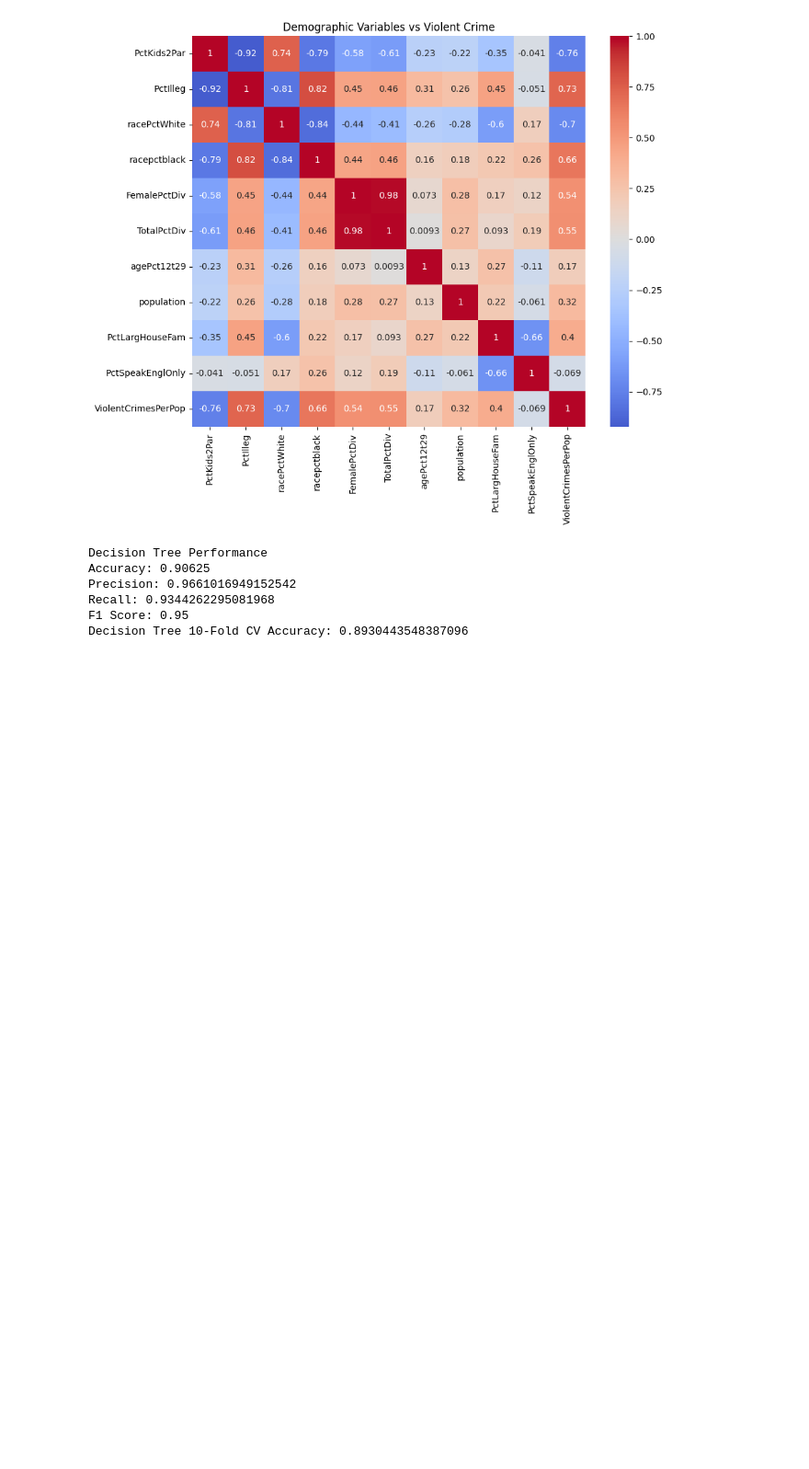
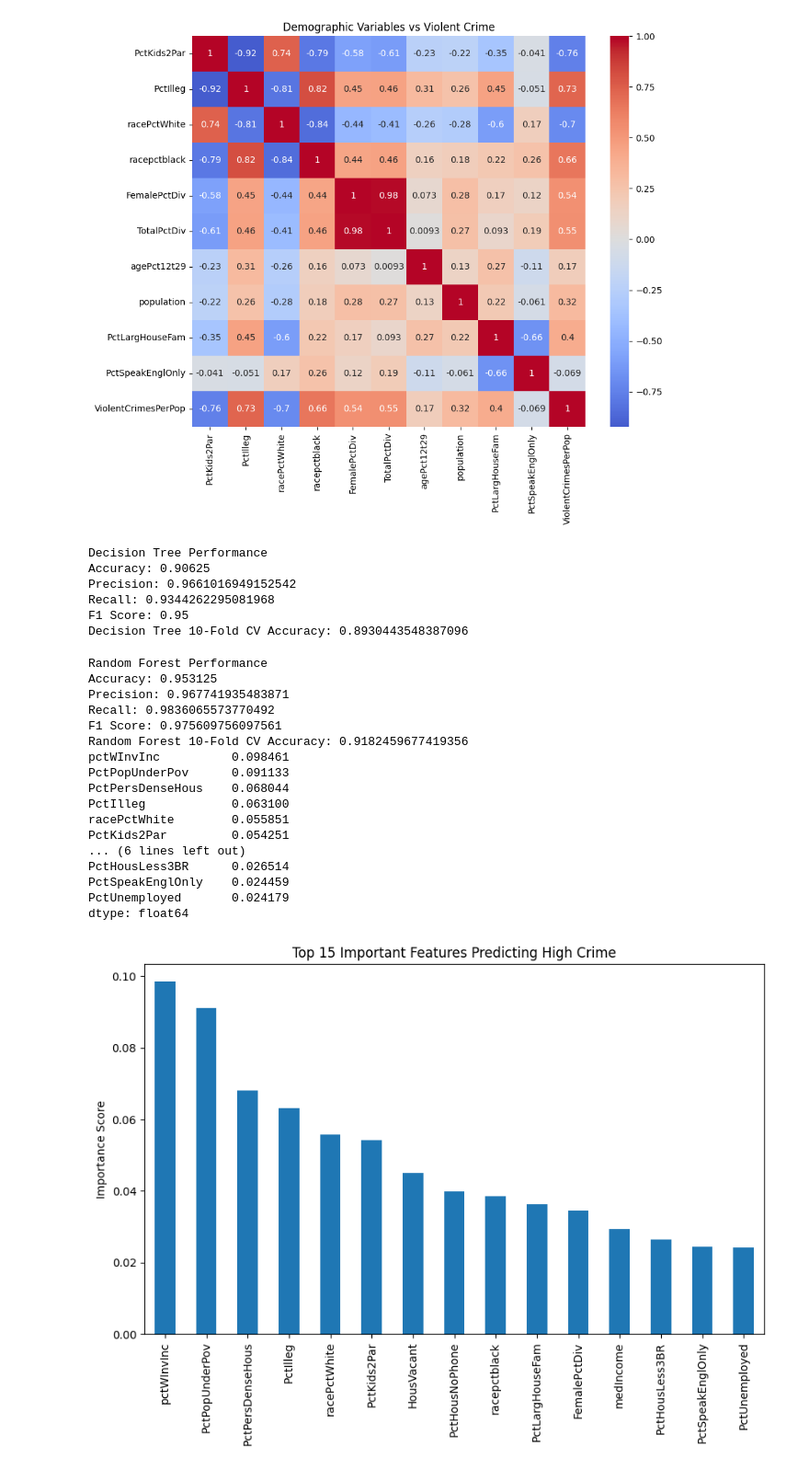
Before and after one commit to nlTyler/urban-crime-statistical-analysis, a Jupyter notebook: 210_Final_1.ipynb, the cells around one changed output. Shown at 92% size. Cells and saved outputs as stored; diff of their text form; code cells hidden in the pictures; blank space fills up the shorter version.

Commit message:
additional charts and images

```diff
--- a/210_Final_1.ipynb
+++ b/210_Final_1.ipynb
@@ -467,3 +467,69 @@ Precision: 0.9661016949152542
 Recall: 0.9344262295081968
 F1 Score: 0.95
 Decision Tree 10-Fold CV Accuracy: 0.8930443548387096
+# %%
+#Random Forest Classifies with clean data
+rf_model = RandomForestClassifier(
+    n_estimators=200,
+    random_state=42
+)
+
+rf_model.fit(X_train, y_train)
+
+y_pred_rf = rf_model.predict(X_test)
+
+accuracy_rf = accuracy_score(y_test, y_pred_rf)
+precision_rf = precision_score(y_test, y_pred_rf)
+recall_rf = recall_score(y_test, y_pred_rf)
+f1_rf = f1_score(y_test, y_pred_rf)
+
+print("Random Forest Performance")
+print("Accuracy:", accuracy_rf)
+print("Precision:", precision_rf)
+print("Recall:", recall_rf)
+print("F1 Score:", f1_rf)
+
+rf_cv_accuracy = cross_val_score(
+    rf_model,
+    X,
+    y,
+    cv=10,
+    scoring='accuracy'
+)
+
+print("Random Forest 10-Fold CV Accuracy:", rf_cv_accuracy.mean())
+
+feature_importance = pd.Series(
+    rf_model.feature_importances_,
+    index=features
+).sort_values(ascending=False)
+
+print(feature_importance.head(15))
+
+plt.figure(figsize=(10,6))
+
+feature_importance.head(15).plot(kind='bar')
+
+plt.title("Top 15 Important Features Predicting High Crime")
+plt.ylabel("Importance Score")
+
+plt.show()
+# %% [output]
+Random Forest Performance
+Accuracy: 0.953125
+Precision: 0.967741935483871
+Recall: 0.9836065573770492
+F1 Score: 0.975609756097561
+Random Forest 10-Fold CV Accuracy: 0.9182459677419356
+pctWInvInc          0.098461
+PctPopUnderPov      0.091133
+PctPersDenseHous    0.068044
+PctIlleg            0.063100
+racePctWhite        0.055851
+PctKids2Par         0.054251
+... (6 lines left out)
+PctHousLess3BR      0.026514
+PctSpeakEnglOnly    0.024459
+PctUnemployed       0.024179
+dtype: float64
+[figure, added]
```
Also changed, not shown: parts of 7 cells of this notebook.
